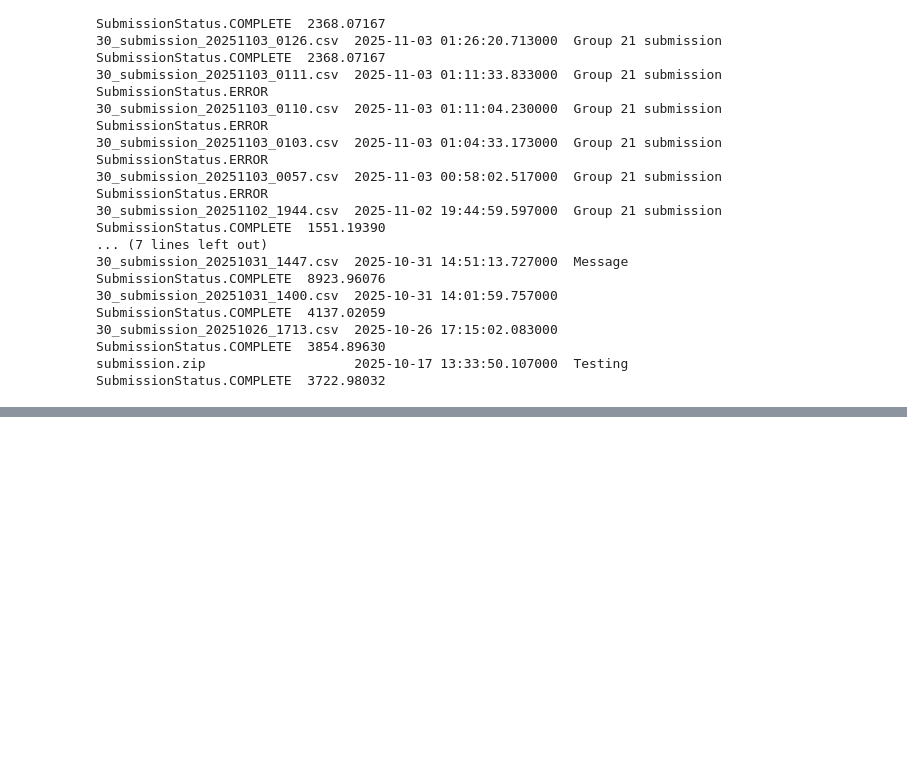
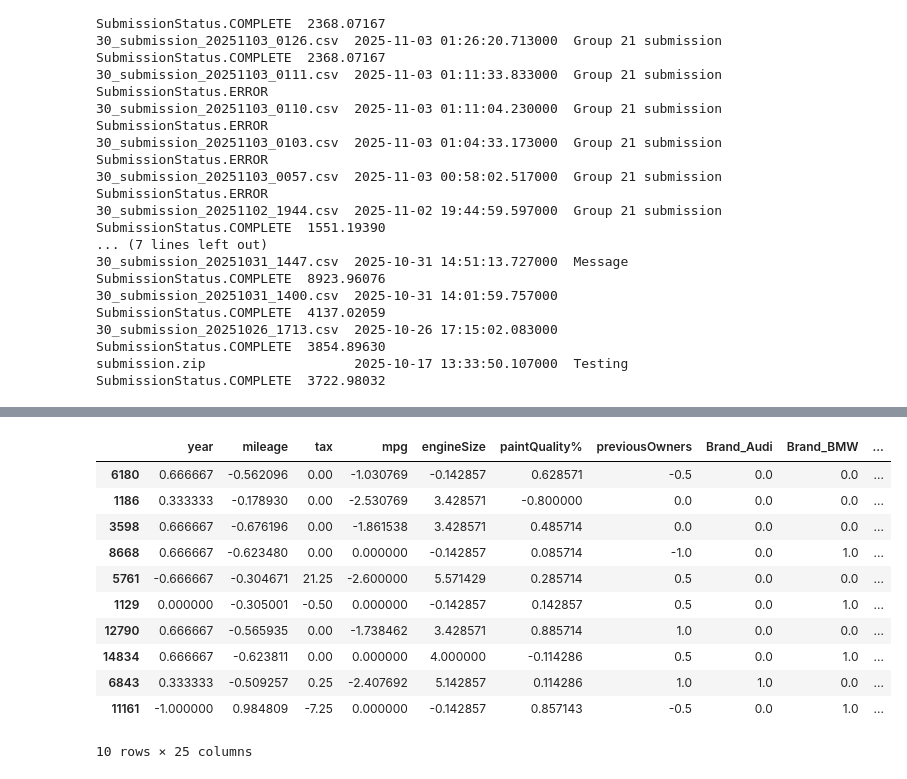
Before and after one commit to Mehmet1700/MachineLearningProject-NOVAIMS2025, a Jupyter notebook: submission1_notebooks/30_modeling_and_evaluation.ipynb, the cells around one changed output, grey strips where cells are left out. Cells and saved outputs as stored; diff of their text form; code cells hidden in the pictures; blank space fills up the shorter version.

Commit message:
Added some Analysis of the prediction to notebook 30

```diff
--- a/submission1_notebooks/30_modeling_and_evaluation.ipynb
+++ b/submission1_notebooks/30_modeling_and_evaluation.ipynb
@@ -378,0 +382,46 @@ submission.zip                   2025-10-17 13:33:50.107000  Testing
+# %%
+"""
+We had some predictions and results for our dataset. To improve further we want to find out, which entries are hard to predict and why.
+For that we will try to analyze the absolute error for the validation dataset.
+
+ For that we predict our random forest model on the validation set and calculate the absolute error. We will build it new on training dataset and calculate the absolute error.
+
+
+ Then we merge it with the original validation data to have all features available for analysis.
+ We look at the top entries with the highest absolute error.
+
+
+
+"""
+
+# Build a new model on train data
+final_model = RandomForestRegressor(**best_params, random_state=42, n_jobs=-1)
+final_model.fit(x_train, y_train)
+
+# Predict on validation set
+y_val_pred_final = final_model.predict(x_val)
+# Calculate absolute error
+abs_error = np.abs(y_val - y_val_pred_final)
+# Merge with original validation data
+val_analysis = x_val.copy()
+val_analysis["actual_price"] = y_val
+val_analysis["predicted_price"] = y_val_pred_final
+val_analysis["absolute_error"] = abs_error
+
+# Sort by absolute error descending
+val_analysis_sorted = val_analysis.sort_values(by="absolute_error", ascending=False)
+# Display top entries with highest absolute error
+display(val_analysis_sorted.head(10))
+# %% [output]
+|  | year | mileage | tax | mpg | engineSize | paintQuality% | previousOwners | Brand_Audi | Brand_BMW | ... |
+| 6180 | 0.666667 | -0.562096 | 0.00 | -1.030769 | -0.142857 | 0.628571 | -0.5 | 0.0 | 0.0 | ... |
+| 1186 | 0.333333 | -0.178930 | 0.00 | -2.530769 | 3.428571 | -0.800000 | 0.0 | 0.0 | 0.0 | ... |
+| 3598 | 0.666667 | -0.676196 | 0.00 | -1.861538 | 3.428571 | 0.485714 | 0.0 | 0.0 | 0.0 | ... |
+| 8668 | 0.666667 | -0.623480 | 0.00 | 0.000000 | -0.142857 | 0.085714 | -1.0 | 0.0 | 1.0 | ... |
+| 5761 | -0.666667 | -0.304671 | 21.25 | -2.600000 | 5.571429 | 0.285714 | 0.5 | 0.0 | 0.0 | ... |
+| 1129 | 0.000000 | -0.305001 | -0.50 | 0.000000 | -0.142857 | 0.142857 | 0.5 | 0.0 | 1.0 | ... |
+| 12790 | 0.666667 | -0.565935 | 0.00 | -1.738462 | 3.428571 | 0.885714 | 1.0 | 0.0 | 0.0 | ... |
+| 14834 | 0.666667 | -0.623811 | 0.00 | 0.000000 | 4.000000 | -0.114286 | 0.5 | 0.0 | 1.0 | ... |
+| 6843 | 0.333333 | -0.509257 | 0.25 | -2.407692 | 5.142857 | 0.114286 | 1.0 | 1.0 | 0.0 | ... |
+| 11161 | -1.000000 | 0.984809 | -7.25 | 0.000000 | -0.142857 | 0.857143 | -0.5 | 0.0 | 1.0 | ... |
+10 rows × 25 columns
```
Also changed, not shown: parts of 3 cells of this notebook.
